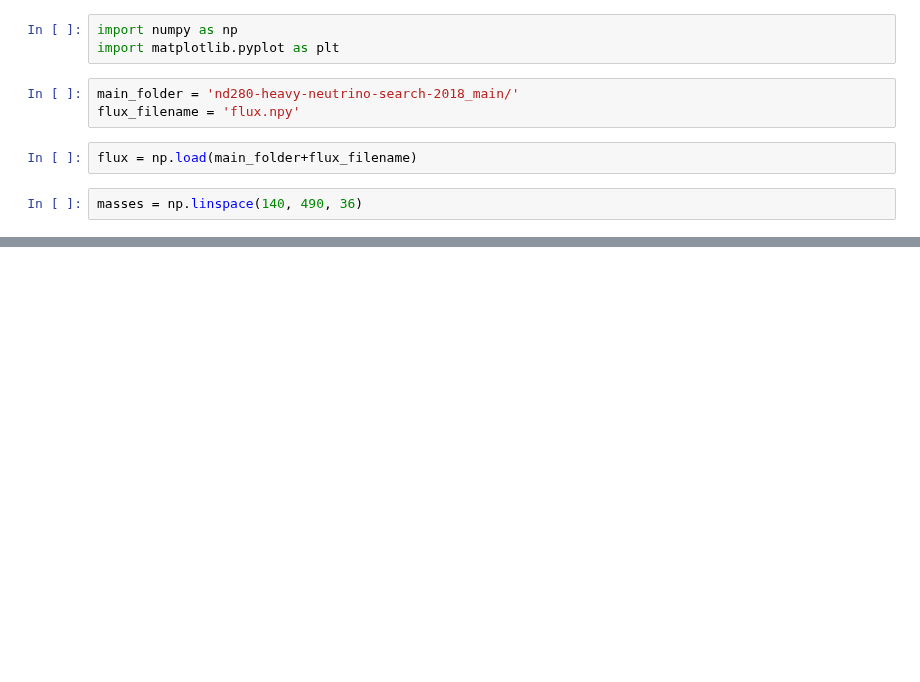
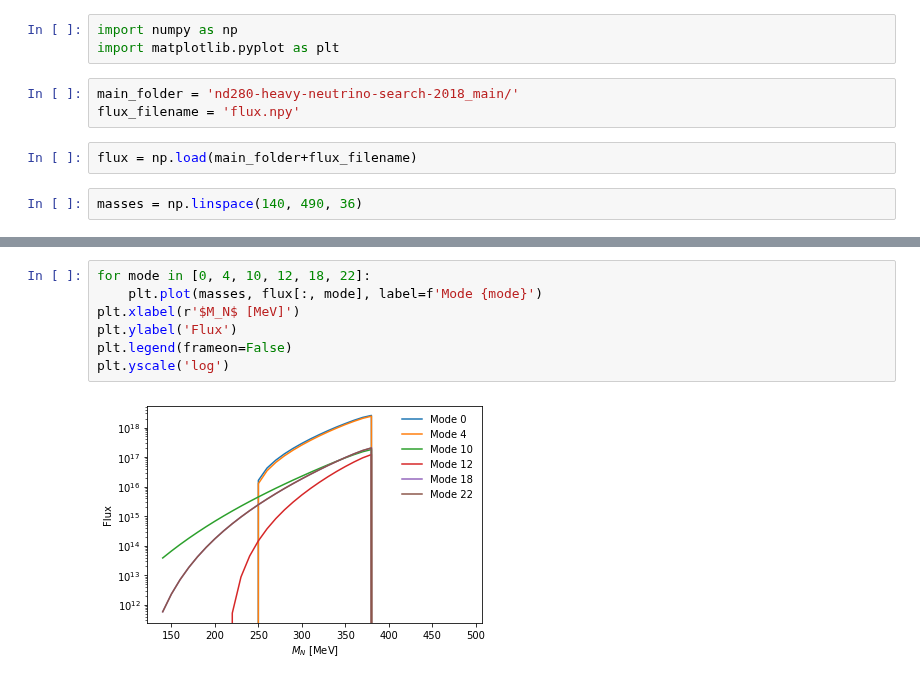
Before and after one commit to mhostert/HNL-DIF, a Jupyter notebook: nd280_read_flux.ipynb, the cells around one changed output, grey strips where cells are left out. Cells and saved outputs as stored; diff of their text form; blank space fills up the shorter version.

```diff
--- a/nd280_read_flux.ipynb
+++ b/nd280_read_flux.ipynb
@@ -19,0 +20,9 @@ plt.legend(frameon=False)
+# %%
+for mode in [0, 4, 10, 12, 18, 22]:
+    plt.plot(masses, flux[:, mode], label=f'Mode {mode}')
+plt.xlabel(r'$M_N$ [MeV]')
+plt.ylabel('Flux')
+plt.legend(frameon=False)
+plt.yscale('log')
+# %% [output]
+[figure, added]
```
Also changed, not shown: parts of 1 cell of this notebook, 44 other files.
